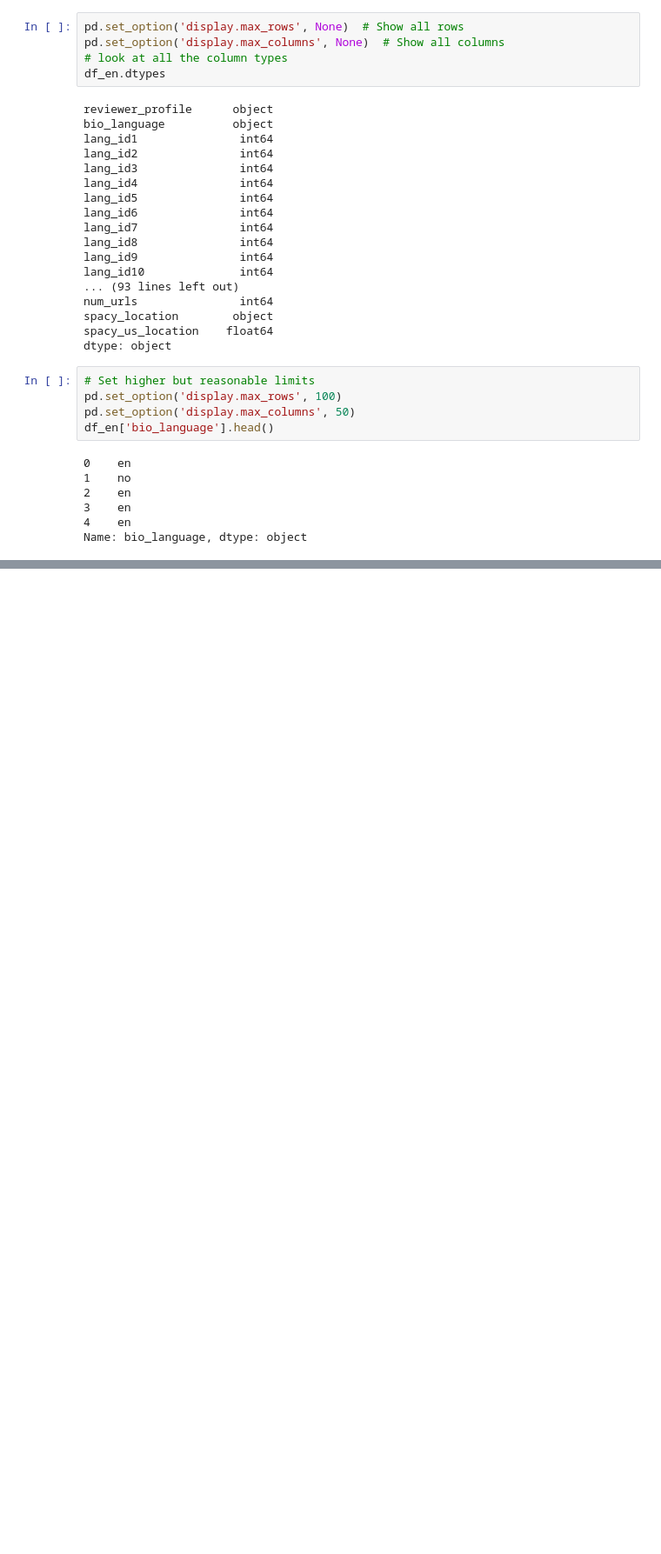
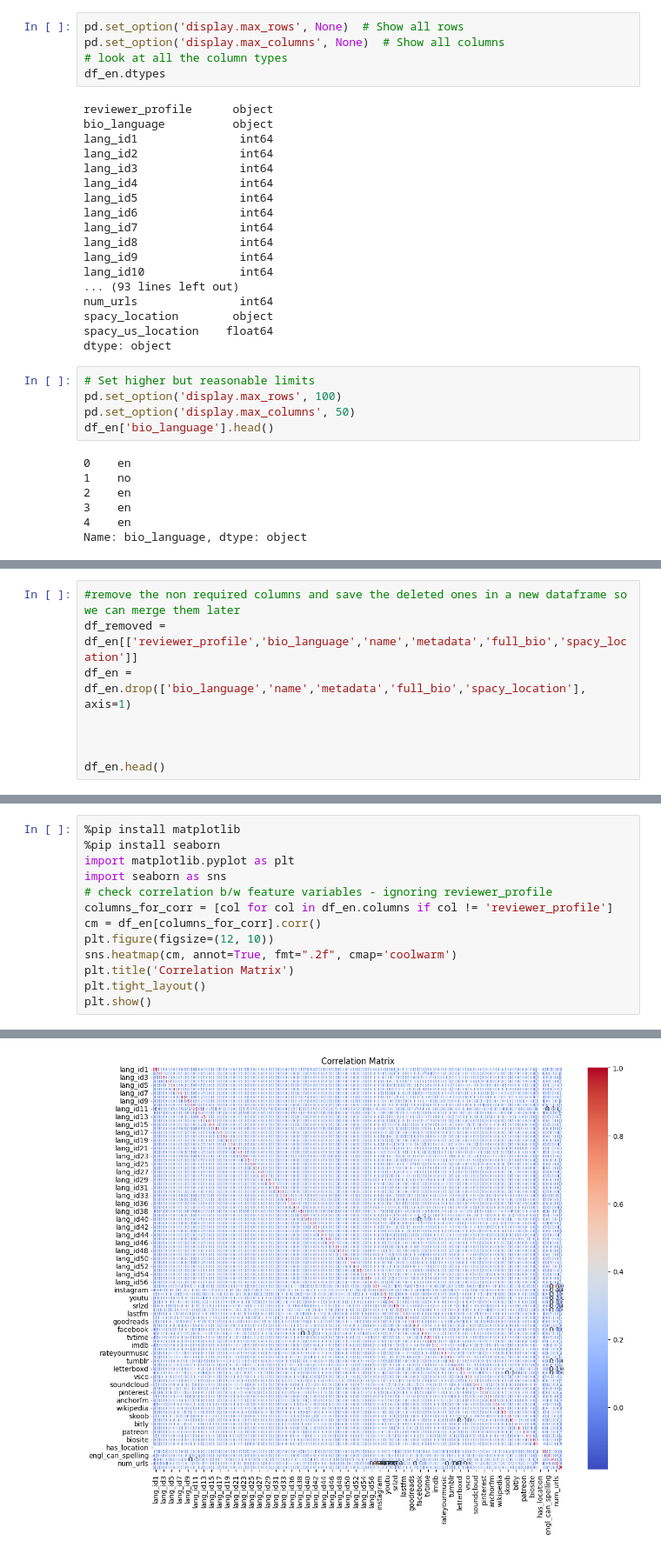
Before and after one commit to Ayan-Sengupta/us_location_identifier, a Jupyter notebook: src/experiment.ipynb, the cells around one changed output, grey strips where cells are left out. Shown at 87% size. Saved outputs shown, nothing was run; the diff lists cells and outputs as text; blank space fills up the shorter version.

Commit message:
correlation analysis + PCA set up
Signed-off-by: Ayan Sengupta <asengupta.mlg@gmail.com>

```diff
--- a/src/experiment.ipynb
+++ b/src/experiment.ipynb
@@ -48,0 +51,8 @@ Name: bio_language, dtype: object
+# %%
+#remove the non required columns and save the deleted ones in a new dataframe so we can merge them later
+df_removed = df_en[['reviewer_profile','bio_language','name','metadata','full_bio','spacy_location']]
+df_en = df_en.drop(['bio_language','name','metadata','full_bio','spacy_location'], axis=1)
+
+
+
+df_en.head()
@@ -48,0 +76,14 @@ Name: bio_language, dtype: object
+# %%
+%pip install matplotlib
+%pip install seaborn
+import matplotlib.pyplot as plt
+import seaborn as sns
+# check correlation b/w feature variables - ignoring reviewer_profile
+columns_for_corr = [col for col in df_en.columns if col != 'reviewer_profile']
+cm = df_en[columns_for_corr].corr()
+plt.figure(figsize=(12, 10))
+sns.heatmap(cm, annot=True, fmt=".2f", cmap='coolwarm')
+plt.title('Correlation Matrix')
+plt.tight_layout()
+plt.show()
+# %% [output]
@@ -48,0 +107 @@ Name: bio_language, dtype: object
+[figure, added]
```
Also changed, not shown: parts of 5 cells of this notebook, 1 other file.
